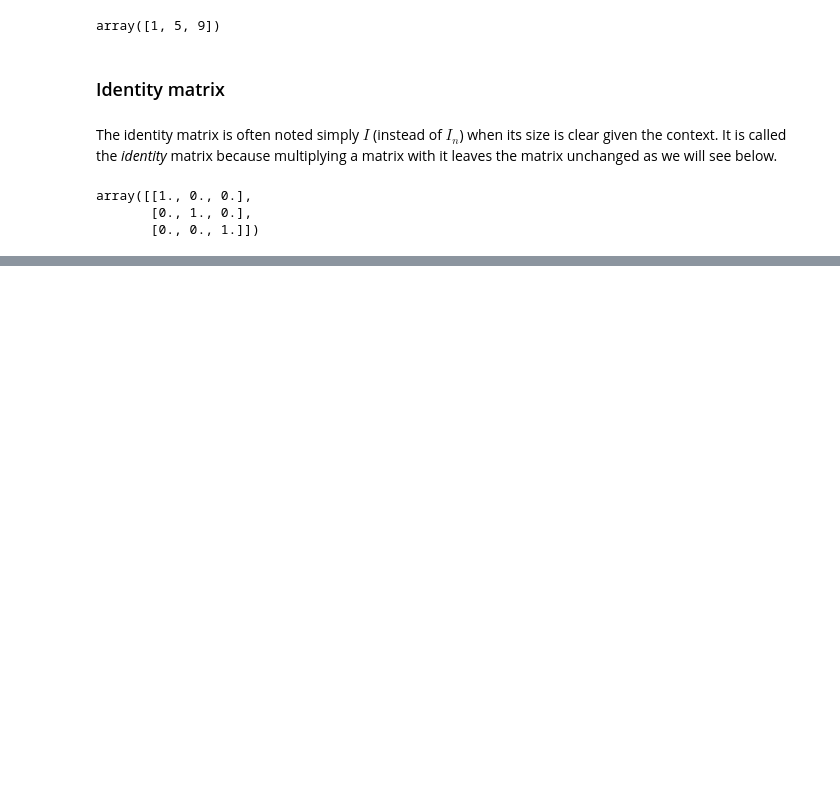
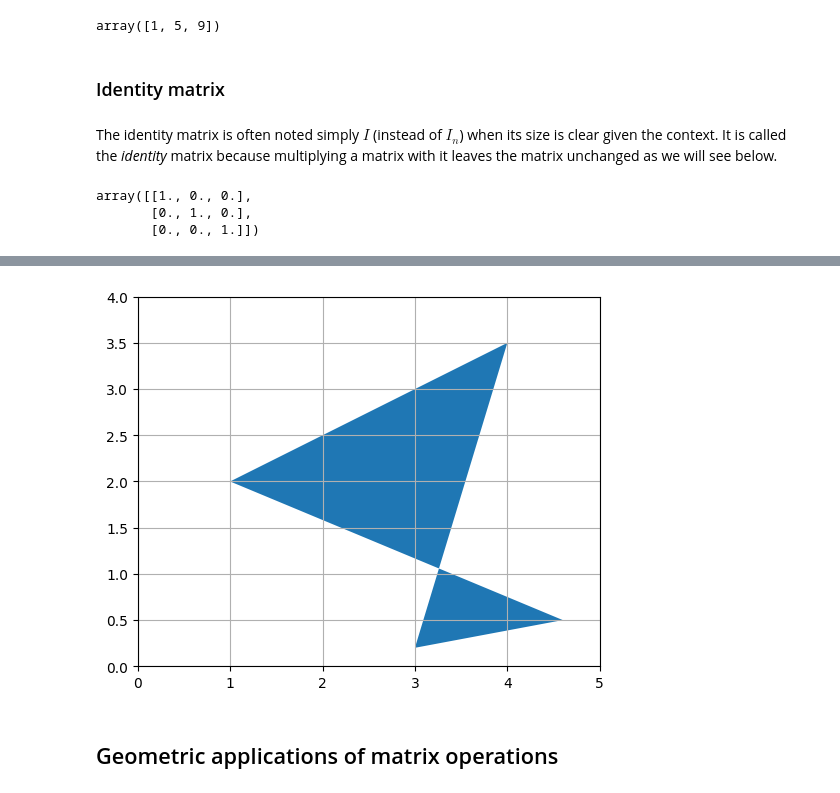
Before and after one commit to badiibayoudh/Machine-learning, a Jupyter notebook: linear_algebra.ipynb, the cells around one changed output, grey strips where cells are left out. Cells and saved outputs as stored; diff of their text form; code cells hidden in the pictures; blank space fills up the shorter version.

```diff
--- a/linear_algebra.ipynb
+++ b/linear_algebra.ipynb
@@ -375,0 +464,11 @@ array([[1., 0., 0.],
+# %%
+from matplotlib.patches import Polygon
+plt.gca().add_artist(Polygon(P.T))
+plt.axis([0, 5, 0, 4])
+plt.gca().set_aspect("equal")
+plt.grid()
+plt.show()
+# %% [output]
+[figure, added]
+# %% [markdown]
+## Geometric applications of matrix operations
```
Also changed, not shown: parts of 20 cells of this notebook.
